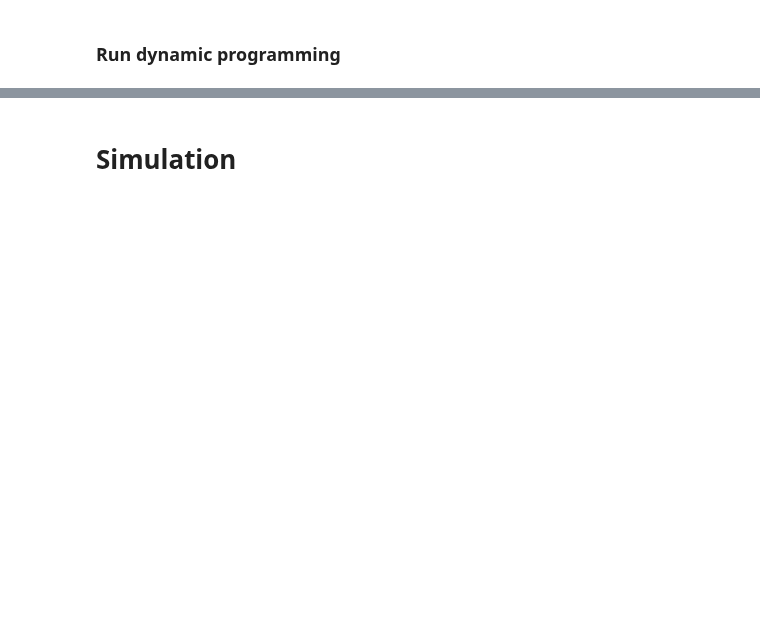
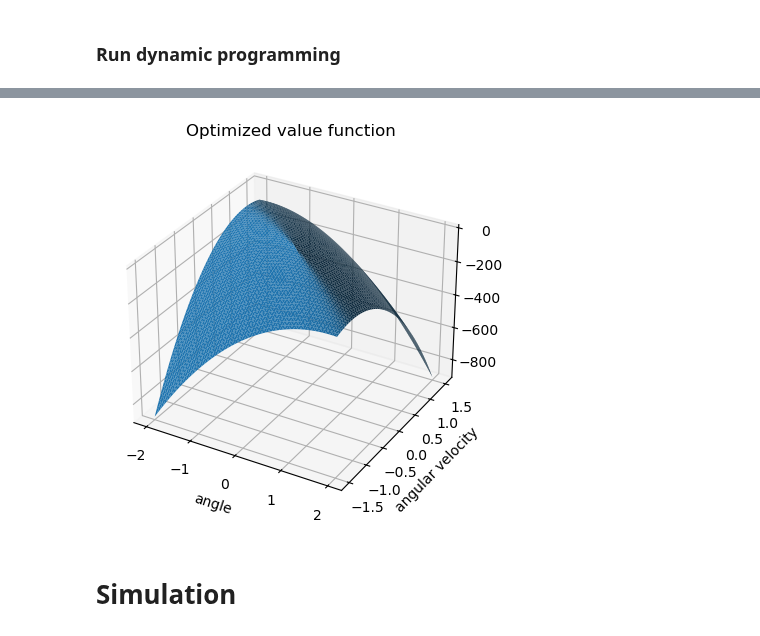
Before and after one commit to maalberg/safely, a Jupyter notebook: safely_pendulum.ipynb, the cells around one changed output, grey strips where cells are left out. Drawn from its saved outputs; the diff is of its cells as text; code cells hidden in the pictures; blank space fills up the shorter version.

```diff
--- a/safely_pendulum.ipynb
+++ b/safely_pendulum.ipynb
@@ -207,3 +219,12 @@ plt.show()
+# %%
+# plot updated value function
+fig, ax = utils.plot3d_triangulation(value)
+ax.set_title('Optimized value function')
+ax.set_xlabel("angle")
+ax.set_ylabel("angular velocity")
+plt.show()
+# %% [output]
+[figure, added]
 # %% [markdown]
 # Simulation
 # %%
```
Also changed, not shown: parts of 5 cells of this notebook, 2 other files.
